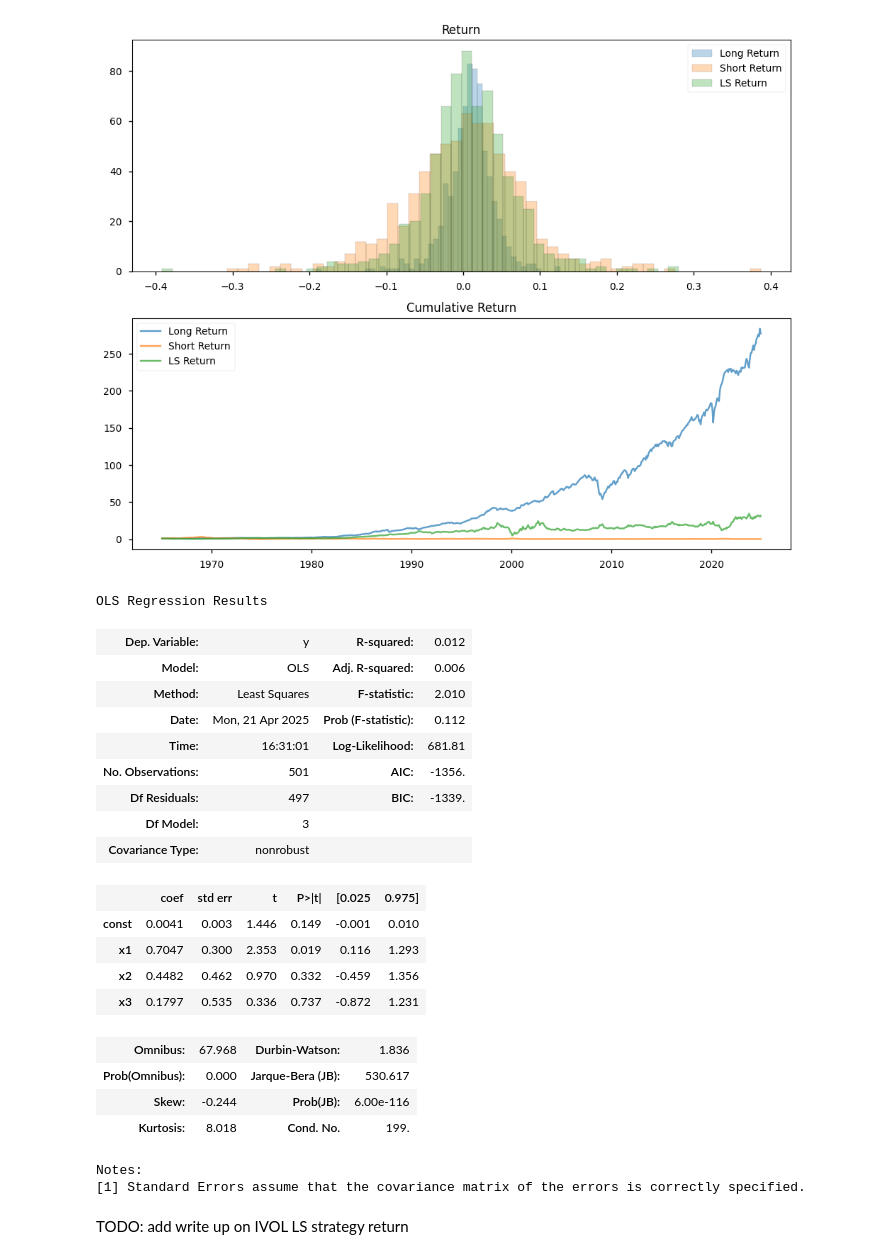
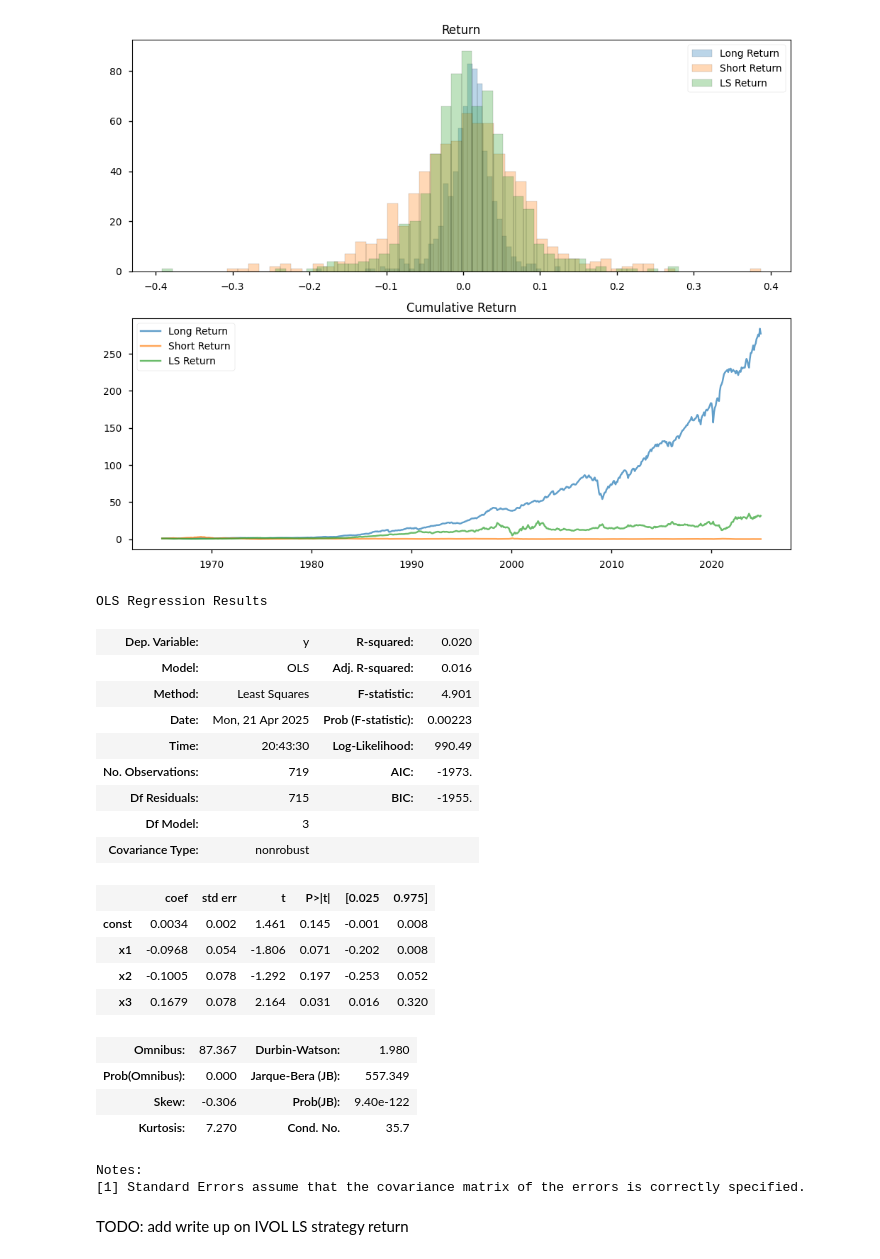
Before and after one commit to fanghe-ma/IVOL-Puzzle-and-Arbitrage-Asymmetry, a Jupyter notebook: project.ipynb, the cells around one changed output. Drawn from its saved outputs; the diff is of its cells as text; code cells hidden in the pictures.

```diff
--- a/project.ipynb
+++ b/project.ipynb
@@ -582,52 +582,54 @@ Text(0.5, 1.0, 'Cumulative Return')
 factors = (
     conn.raw_sql(
         f"""
         SELECT date, mktrf, smb, hml, rf
-        FROM ff.factors_daily
+        FROM ff.factors_monthly
         WHERE date BETWEEN '{start}' AND '{end}'
         """,
         date_cols = ['date']
     )
     .set_index('date')
     .replace([np.inf, -np.inf], np.nan)
     .fillna(0)
     .astype(float)
 )
 
-ls_df = ls_df.merge(
+factors.index = factors.index + pd.offsets.MonthEnd(0)
+
+ls_df_merged = ls_df.merge(
     factors,
     left_index = True,
     right_index = True
 )
 
-y = np.asarray(ls_df['ls_ret'] - ls_df['rf'])
+y = np.asarray(ls_df_merged['ls_ret'] - ls_df_merged['rf'])
 X = np.asarray(
-    ls_df[['mktrf', 'smb', 'hml']]
+    ls_df_merged[['mktrf', 'smb', 'hml']]
 )
 X = sm.add_constant(X)
 
 res = sm.OLS(y, X).fit()
 res.summary()
 # %% [output]
 OLS Regression Results
-| Dep. Variable: | y | R-squared: | 0.012 |
-| Model: | OLS | Adj. R-squared: | 0.006 |
-| Method: | Least Squares | F-statistic: | 2.010 |
-| Date: | Mon, 21 Apr 2025 | Prob (F-statistic): | 0.112 |
-| Time: | 16:31:01 | Log-Likelihood: | 681.81 |
-| No. Observations: | 501 | AIC: | -1356. |
-| Df Residuals: | 497 | BIC: | -1339. |
+| Dep. Variable: | y | R-squared: | 0.020 |
+| Model: | OLS | Adj. R-squared: | 0.016 |
+| Method: | Least Squares | F-statistic: | 4.901 |
+| Date: | Mon, 21 Apr 2025 | Prob (F-statistic): | 0.00223 |
+| Time: | 20:43:30 | Log-Likelihood: | 990.49 |
+| No. Observations: | 719 | AIC: | -1973. |
+| Df Residuals: | 715 | BIC: | -1955. |
 | Df Model: | 3 |  |  |
 | Covariance Type: | nonrobust |  |  |
 |  | coef | std err | t | P>|t| | [0.025 | 0.975] |
-| const | 0.0041 | 0.003 | 1.446 | 0.149 | -0.001 | 0.010 |
-| x1 | 0.7047 | 0.300 | 2.353 | 0.019 | 0.116 | 1.293 |
-| x2 | 0.4482 | 0.462 | 0.970 | 0.332 | -0.459 | 1.356 |
-| x3 | 0.1797 | 0.535 | 0.336 | 0.737 | -0.872 | 1.231 |
+| const | 0.0034 | 0.002 | 1.461 | 0.145 | -0.001 | 0.008 |
+| x1 | -0.0968 | 0.054 | -1.806 | 0.071 | -0.202 | 0.008 |
+| x2 | -0.1005 | 0.078 | -1.292 | 0.197 | -0.253 | 0.052 |
+| x3 | 0.1679 | 0.078 | 2.164 | 0.031 | 0.016 | 0.320 |
-| Omnibus: | 67.968 | Durbin-Watson: | 1.836 |
-| Prob(Omnibus): | 0.000 | Jarque-Bera (JB): | 530.617 |
-| Skew: | -0.244 | Prob(JB): | 6.00e-116 |
-| Kurtosis: | 8.018 | Cond. No. | 199. |
+| Omnibus: | 87.367 | Durbin-Watson: | 1.980 |
+| Prob(Omnibus): | 0.000 | Jarque-Bera (JB): | 557.349 |
+| Skew: | -0.306 | Prob(JB): | 9.40e-122 |
+| Kurtosis: | 7.270 | Cond. No. | 35.7 |
 Notes:
 [1] Standard Errors assume that the covariance matrix of the errors is correctly specified.
 # %% [markdown]
```
Also changed, not shown: parts of 18 cells of this notebook.
